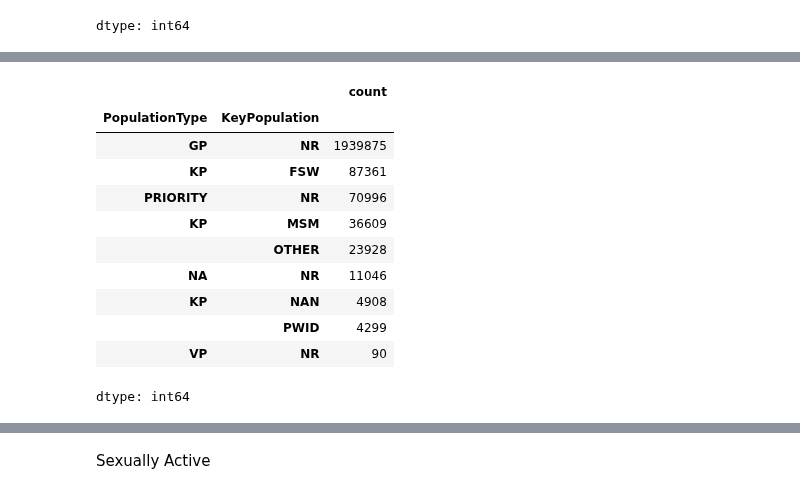
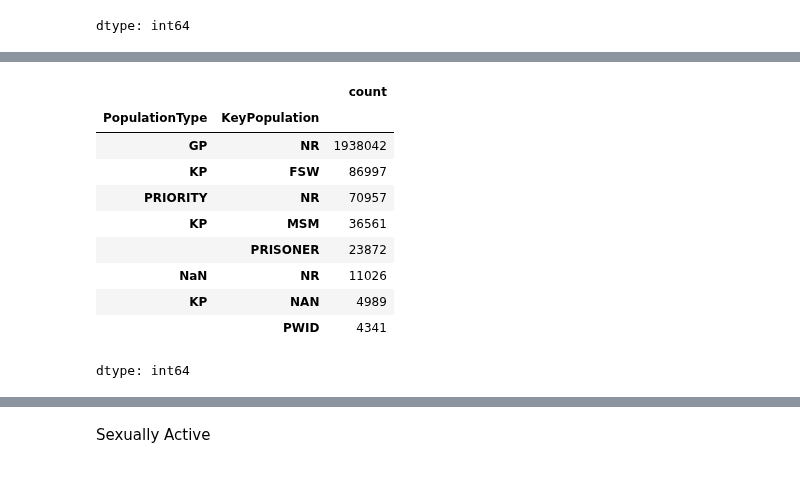
Before and after one commit to FridaOyucho/HTS-Model-, a Jupyter notebook: HTSModelDataPrep25082026.ipynb, the cells around one changed output, grey strips where cells are left out. Drawn from its saved outputs; the diff is of its cells as text; code cells hidden in the pictures.

```diff
--- a/HTSModelDataPrep25082026.ipynb
+++ b/HTSModelDataPrep25082026.ipynb
@@ -65,10 +65,11 @@ tests.head()
 # Filter tests to results that are positive or negative (exclude inconclusive)
 display(tests.columns)
 
-tests = tests[tests['FinalTestResult'] != 'Inconclusive']
+tests['FinalTestResult']=tests['FinalTestResult'].str.upper()
+tests = tests[tests['FinalTestResult'] != 'INCONCLUSIVE']
 
 # Select columns to keep and remove duplicates(We are keeping all columns)
-cols_to_keep = ['SiteCode','Emr','Project','TestDate', 'PatientPk','EverTestedForHiv', 'MonthsSinceLastTest', 'FinalTestResult',
+cols_to_keep = ['SiteCode','Emr','Project', 'PatientPk','EverTestedForHiv', 'MonthsSinceLastTest', 'FinalTestResult',
        'CoupleDiscordant','PriorityPopulationType']
 tests = tests[cols_to_keep]
 tests = tests.drop_duplicates(subset=["SiteCode", "PatientPk"])
@@ -215,0 +207,4 @@ print(hts['Project_y'].unique())
+# %%
+#Filter the data to exclude ResultofHIV positive
+hts['ResultOfHIV'] = hts['ResultOfHIV'].str.upper()
+hts = hts[hts['ResultOfHIV'] != 'POSITIVE']
@@ -475,6 +449,6 @@ Index(['SiteCode', 'PatientPk', 'VisitDate', 'PopulationType', 'KeyPopulation',
 # %%
 #variables to drop
-variables_to_drop = [ "KMPDC_reg_no", "InfrastructureType", "HTS_Deployment", "HTS_Use", "EMR_Status","SDP_Agency", "KEPH_Level",'Clients_LoadDate','Owner','Eligibility_LoadDate','ReceivedServices']
+variables_to_drop = [ "KMPDC_reg_no", "InfrastructureType", "HTS_Deployment", "HTS_Use", "EMR_Status","SDP_Agency",'Clients_LoadDate','Owner','Eligibility_LoadDate','Disability','DisabilityType','EverTestedForHiv','RelationshipWithContact' ]
 
 hts = hts.drop(variables_to_drop, errors='ignore')
 
@@ -525,3 +503,10 @@ display(hts['PopulationType'].value_counts(dropna=False))
 | NA | 11046 |
 | Vulnerable Population | 90 |
 dtype: int64
+# %%
+#Rename Vulnerable_Pop to Key_Pop because it has very few records
+hts['PopulationType']= hts['PopulationType'].replace(
+    'Vulnerable Population',
+    'Key Population'
+)
+hts['PopulationType'].value_counts(dropna=False)
@@ -545,42 +548,41 @@ hts['PopulationType'] = np.select(conditions, choices, default=hts['PopulationTy
 # %%
 # We're going to use NR for not relevant throughout
 # Clean labels for KPs. Create other for rare values
 
 hts['KeyPopulation'] = hts['KeyPopulation'].astype(str).str.upper()
 
 conditions = [
     hts['PopulationType'] != 'KP', # If PopulationType is not KP, set to NR
     (hts['PopulationType'] == 'KP') & hts['KeyPopulation'].str.contains('FEMALE', na=False),
     (hts['PopulationType'] == 'KP') & hts['KeyPopulation'].str.contains('MEN', na=False),
-    (hts['PopulationType'] == 'KP') & hts['KeyPopulation'].str.contains('DRUGS', na=False),
-    (hts['PopulationType'] == 'KP') & hts['KeyPopulation'].str.contains('PRISON|TRANS', na=False)
+    (hts['PopulationType'] == 'KP') & hts['KeyPopulation'].str.contains('PRISON', na=False),
+    (hts['PopulationType'] == 'KP') & hts['KeyPopulation'].str.contains('DRUGS|OTHER', na=False),
+
 ]
 
 choices = [
     'NR',
     'FSW',
     'MSM',
-    'PWID',
-    'OTHER'
+    'PRISONER',
+    'PWID'
 ]
 
-hts['KeyPopulation'] = np.select(conditions, choices, default=hts['KeyPopulation'])
+hts['KeyPopulation'] = np.select(conditions, choices, default=hts['KeyPopulation']) #Combined Other with PWID because Other had 45records
 
 #display(hts['KeyPopulation'].value_counts(dropna=False))
 
-# Only people in KP or Priority should have a non-Null value here
 display(hts[['PopulationType', 'KeyPopulation']].value_counts(dropna=False))
 # %% [output]
 |  |  | count |
 | PopulationType | KeyPopulation |  |
-| GP | NR | 1939875 |
-| KP | FSW | 87361 |
-| PRIORITY | NR | 70996 |
-| KP | MSM | 36609 |
-|  | OTHER | 23928 |
-| NA | NR | 11046 |
-| KP | NAN | 4908 |
-|  | PWID | 4299 |
-| VP | NR | 90 |
+| GP | NR | 1938042 |
+| KP | FSW | 86997 |
+| PRIORITY | NR | 70957 |
+| KP | MSM | 36561 |
+|  | PRISONER | 23872 |
+| NaN | NR | 11026 |
+| KP | NAN | 4989 |
+|  | PWID | 4341 |
 dtype: int64
 # %%
```
Also changed, not shown: parts of 61 cells of this notebook.
